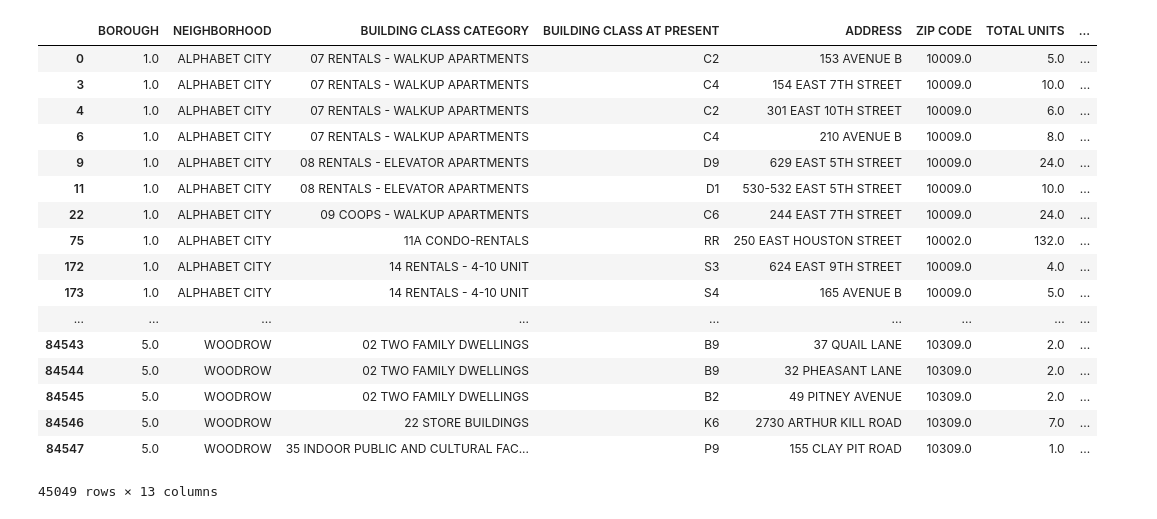
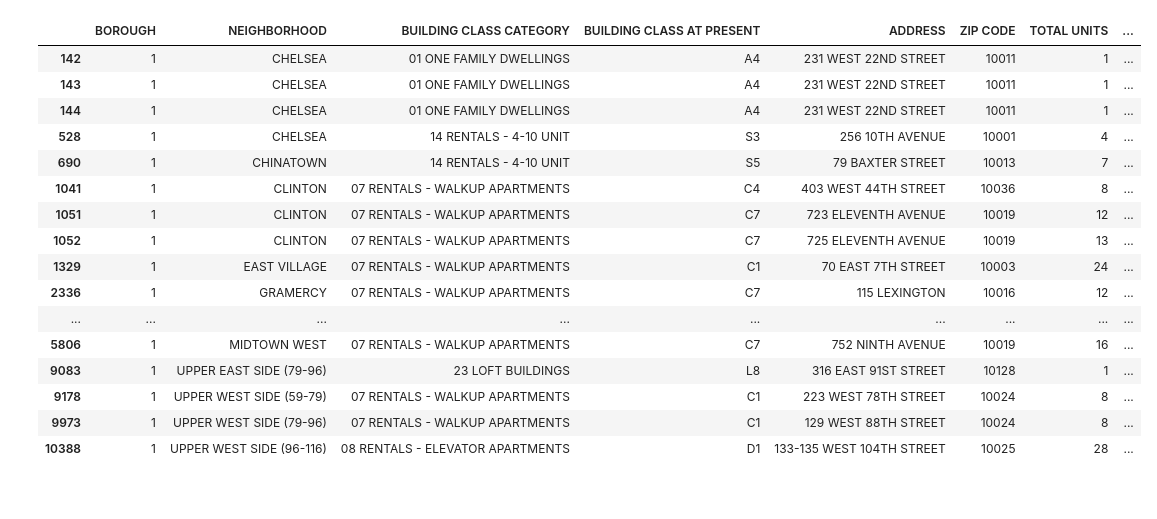
Before and after one commit to mik0why/NYC-Price-Prediction, a Jupyter notebook: Nyc Apartments.ipynb, the cells around one changed output. Cells and saved outputs as stored; diff of their text form; code cells hidden in the pictures.

```diff
--- a/Nyc Apartments.ipynb
+++ b/Nyc Apartments.ipynb
@@ -129,23 +114,20 @@ df
 # %%
-df = df[~df['SALE PRICE'].str.contains("-")]
+df.loc[df['SALE PRICE'] < 1000]
+# %% [output]
+|  | BOROUGH | NEIGHBORHOOD | BUILDING CLASS CATEGORY | BUILDING CLASS AT PRESENT | ADDRESS | ZIP CODE | TOTAL UNITS | ... |
+| 142 | 1 | CHELSEA | 01 ONE FAMILY DWELLINGS | A4 | 231 WEST 22ND STREET | 10011 | 1 | ... |
+| 143 | 1 | CHELSEA | 01 ONE FAMILY DWELLINGS | A4 | 231 WEST 22ND STREET | 10011 | 1 | ... |
+| 144 | 1 | CHELSEA | 01 ONE FAMILY DWELLINGS | A4 | 231 WEST 22ND STREET | 10011 | 1 | ... |
+| 528 | 1 | CHELSEA | 14 RENTALS - 4-10 UNIT | S3 | 256 10TH AVENUE | 10001 | 4 | ... |
+| 690 | 1 | CHINATOWN | 14 RENTALS - 4-10 UNIT | S5 | 79 BAXTER STREET | 10013 | 7 | ... |
+| 1041 | 1 | CLINTON | 07 RENTALS - WALKUP APARTMENTS | C4 | 403 WEST 44TH STREET | 10036 | 8 | ... |
+| 1051 | 1 | CLINTON | 07 RENTALS - WALKUP APARTMENTS | C7 | 723 ELEVENTH AVENUE | 10019 | 12 | ... |
+| 1052 | 1 | CLINTON | 07 RENTALS - WALKUP APARTMENTS | C7 | 725 ELEVENTH AVENUE | 10019 | 13 | ... |
+| 1329 | 1 | EAST VILLAGE | 07 RENTALS - WALKUP APARTMENTS | C1 | 70 EAST 7TH STREET | 10003 | 24 | ... |
+| 2336 | 1 | GRAMERCY | 07 RENTALS - WALKUP APARTMENTS | C7 | 115 LEXINGTON | 10016 | 12 | ... |
+| ... | ... | ... | ... | ... | ... | ... | ... | ... |
+| 5806 | 1 | MIDTOWN WEST | 07 RENTALS - WALKUP APARTMENTS | C7 | 752 NINTH AVENUE | 10019 | 16 | ... |
+| 9083 | 1 | UPPER EAST SIDE (79-96) | 23 LOFT BUILDINGS | L8 | 316 EAST 91ST STREET | 10128 | 1 | ... |
+| 9178 | 1 | UPPER WEST SIDE (59-79) | 07 RENTALS - WALKUP APARTMENTS | C1 | 223 WEST 78TH STREET | 10024 | 8 | ... |
+| 9973 | 1 | UPPER WEST SIDE (79-96) | 07 RENTALS - WALKUP APARTMENTS | C1 | 129 WEST 88TH STREET | 10024 | 8 | ... |
+| 10388 | 1 | UPPER WEST SIDE (96-116) | 08 RENTALS - ELEVATOR APARTMENTS | D1 | 133-135 WEST 104TH STREET | 10025 | 28 | ... |
-# %%
-df
-# %% [output]
-|  | BOROUGH | NEIGHBORHOOD | BUILDING CLASS CATEGORY | BUILDING CLASS AT PRESENT | ADDRESS | ZIP CODE | TOTAL UNITS | ... |
-| 0 | 1.0 | ALPHABET CITY | 07 RENTALS - WALKUP APARTMENTS | C2 | 153 AVENUE B | 10009.0 | 5.0 | ... |
-| 3 | 1.0 | ALPHABET CITY | 07 RENTALS - WALKUP APARTMENTS | C4 | 154 EAST 7TH STREET | 10009.0 | 10.0 | ... |
-| 4 | 1.0 | ALPHABET CITY | 07 RENTALS - WALKUP APARTMENTS | C2 | 301 EAST 10TH STREET | 10009.0 | 6.0 | ... |
-| 6 | 1.0 | ALPHABET CITY | 07 RENTALS - WALKUP APARTMENTS | C4 | 210 AVENUE B | 10009.0 | 8.0 | ... |
-| 9 | 1.0 | ALPHABET CITY | 08 RENTALS - ELEVATOR APARTMENTS | D9 | 629 EAST 5TH STREET | 10009.0 | 24.0 | ... |
-| 11 | 1.0 | ALPHABET CITY | 08 RENTALS - ELEVATOR APARTMENTS | D1 | 530-532 EAST 5TH STREET | 10009.0 | 10.0 | ... |
-| 22 | 1.0 | ALPHABET CITY | 09 COOPS - WALKUP APARTMENTS | C6 | 244 EAST 7TH STREET | 10009.0 | 24.0 | ... |
-| 75 | 1.0 | ALPHABET CITY | 11A CONDO-RENTALS | RR | 250 EAST HOUSTON STREET | 10002.0 | 132.0 | ... |
-| 172 | 1.0 | ALPHABET CITY | 14 RENTALS - 4-10 UNIT | S3 | 624 EAST 9TH STREET | 10009.0 | 4.0 | ... |
-| 173 | 1.0 | ALPHABET CITY | 14 RENTALS - 4-10 UNIT | S4 | 165 AVENUE B | 10009.0 | 5.0 | ... |
-| ... | ... | ... | ... | ... | ... | ... | ... | ... |
-| 84543 | 5.0 | WOODROW | 02 TWO FAMILY DWELLINGS | B9 | 37 QUAIL LANE | 10309.0 | 2.0 | ... |
-| 84544 | 5.0 | WOODROW | 02 TWO FAMILY DWELLINGS | B9 | 32 PHEASANT LANE | 10309.0 | 2.0 | ... |
-| 84545 | 5.0 | WOODROW | 02 TWO FAMILY DWELLINGS | B2 | 49 PITNEY AVENUE | 10309.0 | 2.0 | ... |
-| 84546 | 5.0 | WOODROW | 22 STORE BUILDINGS | K6 | 2730 ARTHUR KILL ROAD | 10309.0 | 7.0 | ... |
-| 84547 | 5.0 | WOODROW | 35 INDOOR PUBLIC AND CULTURAL FAC... | P9 | 155 CLAY PIT ROAD | 10309.0 | 1.0 | ... |
-45049 rows × 13 columns
```
Also changed, not shown: parts of 27 cells of this notebook, 1 other file.
